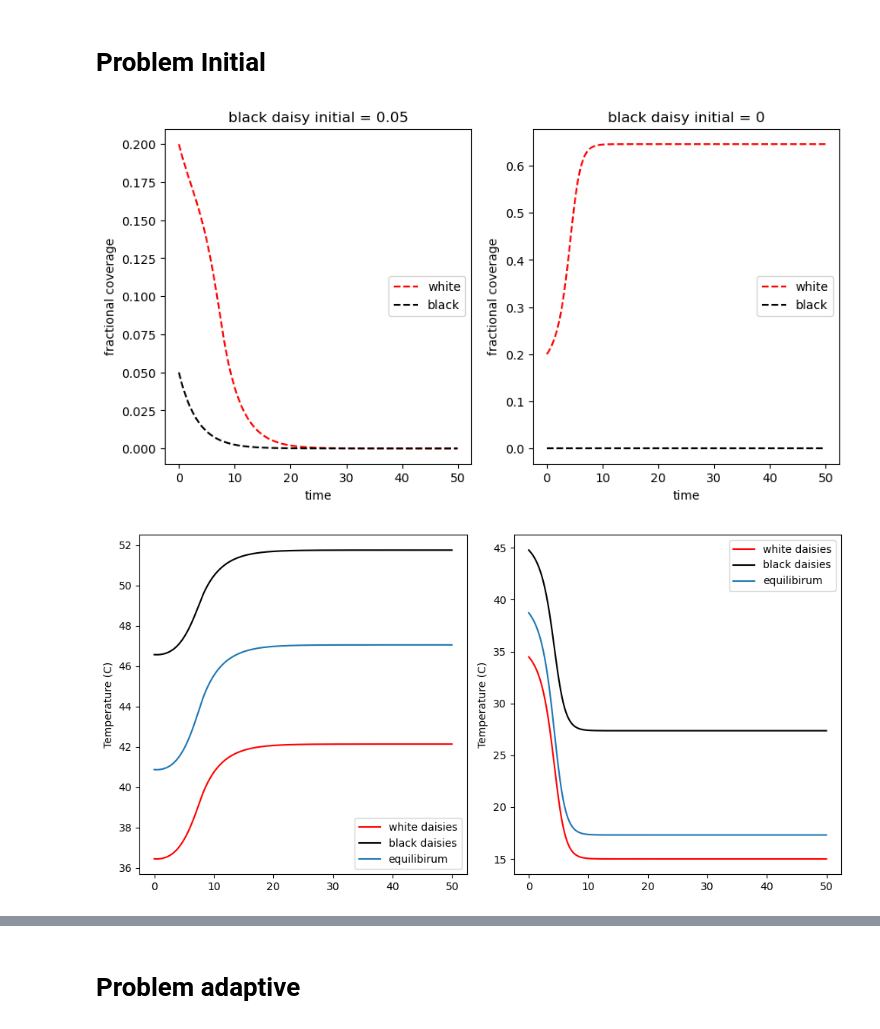
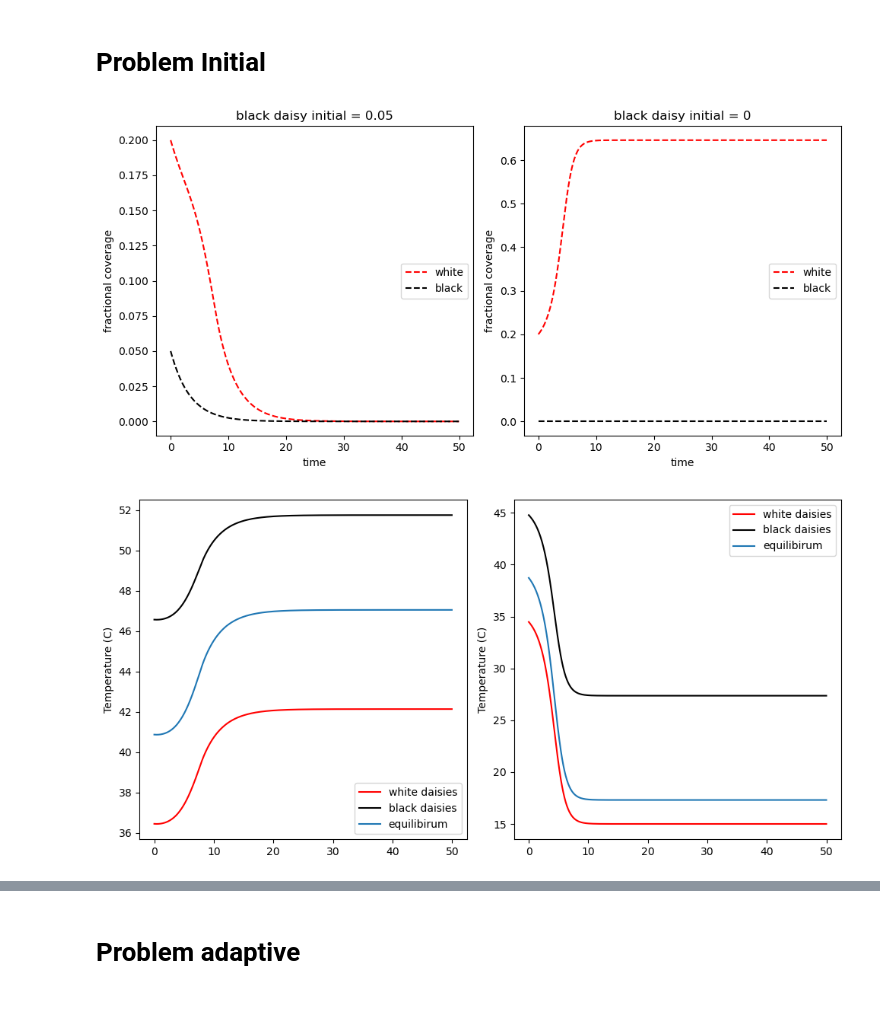
Before and after one commit to nicduboc/numeric_2024, a Jupyter notebook: notebooks/lab5/duboc_assig5.ipynb, the cells around one changed output, grey strips where cells are left out. Drawn from its saved outputs; the diff is of its cells as text; code cells hidden in the pictures.

```diff
--- a/notebooks/lab5/duboc_assig5.ipynb
+++ b/notebooks/lab5/duboc_assig5.ipynb
@@ -118,34 +118,36 @@ for i in range(len(timevals)):
 fig, (ax1,ax2) = plt.subplots(1, 2, figsize=(10,5))
 ax1.plot(timevals1,daisies1['white'],linestyle='--', color='r', label='white')
 ax1.plot(timevals1, daisies1['black'],linestyle='--', color='k', label='black')
 ax1.set_title('black daisy initial = 0.05')
 ax1.set_xlabel('time')
 ax1.set_ylabel('fractional coverage')
 ax1.legend(loc='center right')
 
 ax2.plot(timevals, daisies['white'],linestyle='--', color='r', label='white')
 ax2.plot(timevals, daisies['black'],linestyle='--', color='k', label='black')
 ax2.set_title('black daisy initial = 0')
 ax2.set_xlabel('time')
 ax2.set_ylabel('fractional coverage')
 ax2.legend(loc='center right')
 
+fig.tight_layout()
+
 fig, (ax3,ax4) = plt.subplots(1,2,figsize=(10,5))
 ax3.plot(timevals,temp_w1,'r',label='white daisies')
 ax3.plot(timevals,temp_b1,'k',label='black daisies')
 ax3.plot(timevals,temp_e1,label='equilibirum')
 ax3.set_ylabel('Temperature (C)')
 ax3.legend()
 
 ax4.plot(timevals,temp_w,'r',label='white daisies',)
 ax4.plot(timevals,temp_b,'k',label='black daisies')
 ax4.plot(timevals,temp_e,label='equilibirum')
 ax4.set_ylabel('Temperature (C)')
 ax4.legend()
 
 fig.tight_layout()
 # %% [output]
-[figure, old version]
+[figure, new version]
 [figure]
 # %% [markdown]
 The left column plots above represent the scenario where the initial black daisy population is 5%. The right column plots represent the scenario where the initial black daisy population is 0. The top plots show the fraction of both daisies and how they change with time. The bottom plots show how the temperature of black daisies, white dasies, and the equilibirum temperature.
```
Also changed, not shown: parts of 15 cells of this notebook, 1 other file.
